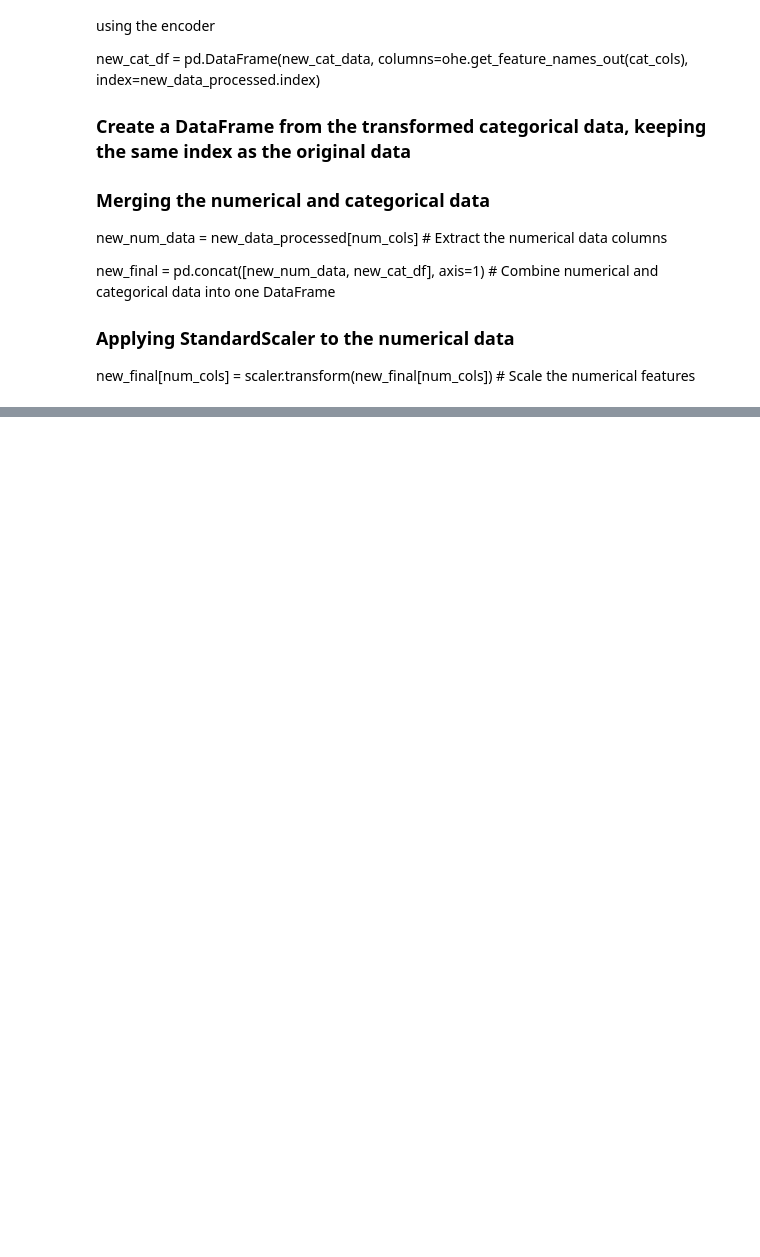
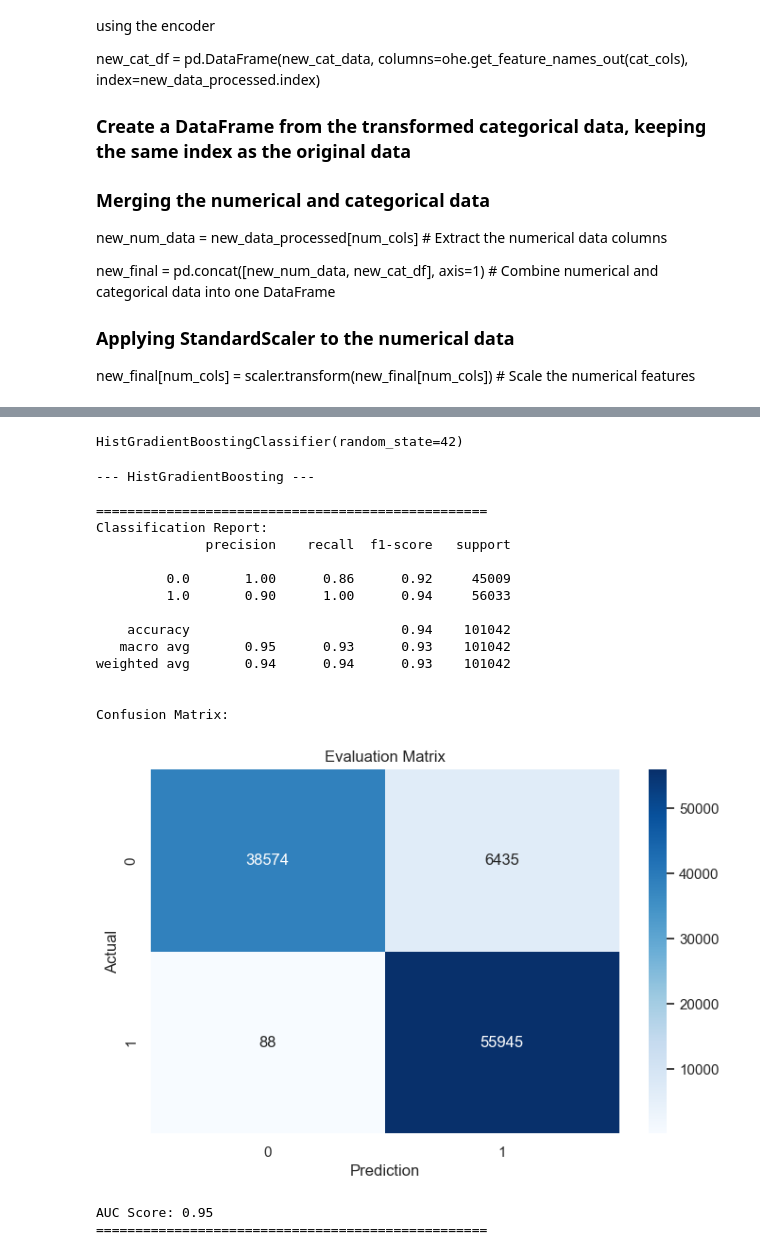
Before and after one commit to n-hesham/Customer-Churn-Prediction-G1, a Jupyter notebook: notebooks/churn_prediction.ipynb, the cells around one changed output, grey strips where cells are left out. Drawn from its saved outputs; the diff is of its cells as text; code cells hidden in the pictures; blank space fills up the shorter version.

```diff
--- a/notebooks/churn_prediction.ipynb
+++ b/notebooks/churn_prediction.ipynb
@@ -471,0 +598,27 @@ new_final[num_cols] = scaler.transform(new_final[num_cols])  # Scale the numeric
+# %%
+hgb_model = HistGradientBoostingClassifier(random_state=42)
+
+hgb_model.fit(X_train_final, y_train)
+# %% [output]
+HistGradientBoostingClassifier(random_state=42)
+# %%
+evaluate_model(hgb_model, X_test_final, y_test, "HistGradientBoosting")
+# %% [output]
+--- HistGradientBoosting ---
+
+==================================================
+Classification Report:
+              precision    recall  f1-score   support
+
+         0.0       1.00      0.86      0.92     45009
+         1.0       0.90      1.00      0.94     56033
+
+    accuracy                           0.94    101042
+   macro avg       0.95      0.93      0.93    101042
+weighted avg       0.94      0.94      0.93    101042
+
+
+Confusion Matrix:
+[figure, added]
+AUC Score: 0.95
+==================================================
```
Also changed, not shown: parts of 22 cells of this notebook, 10 other files.
